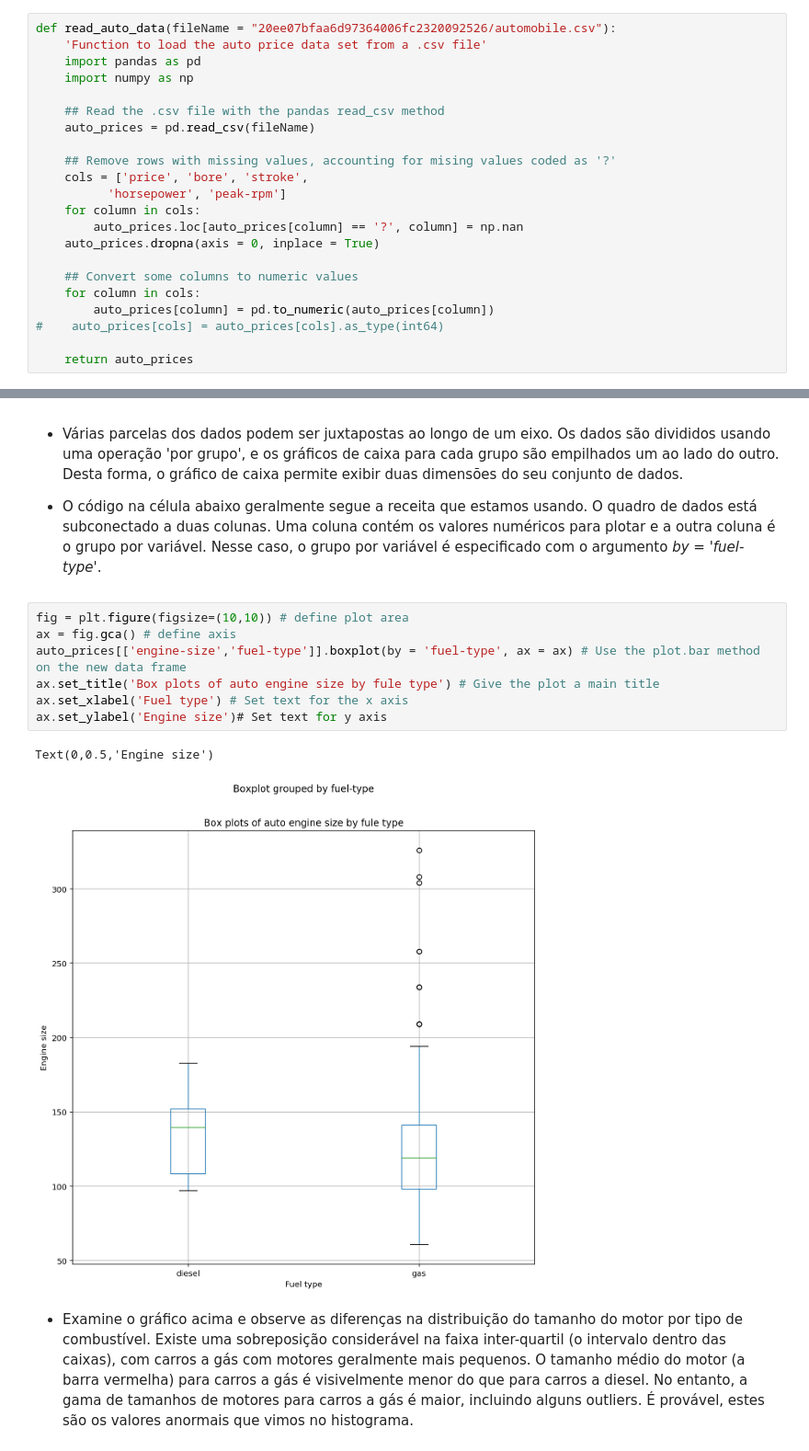
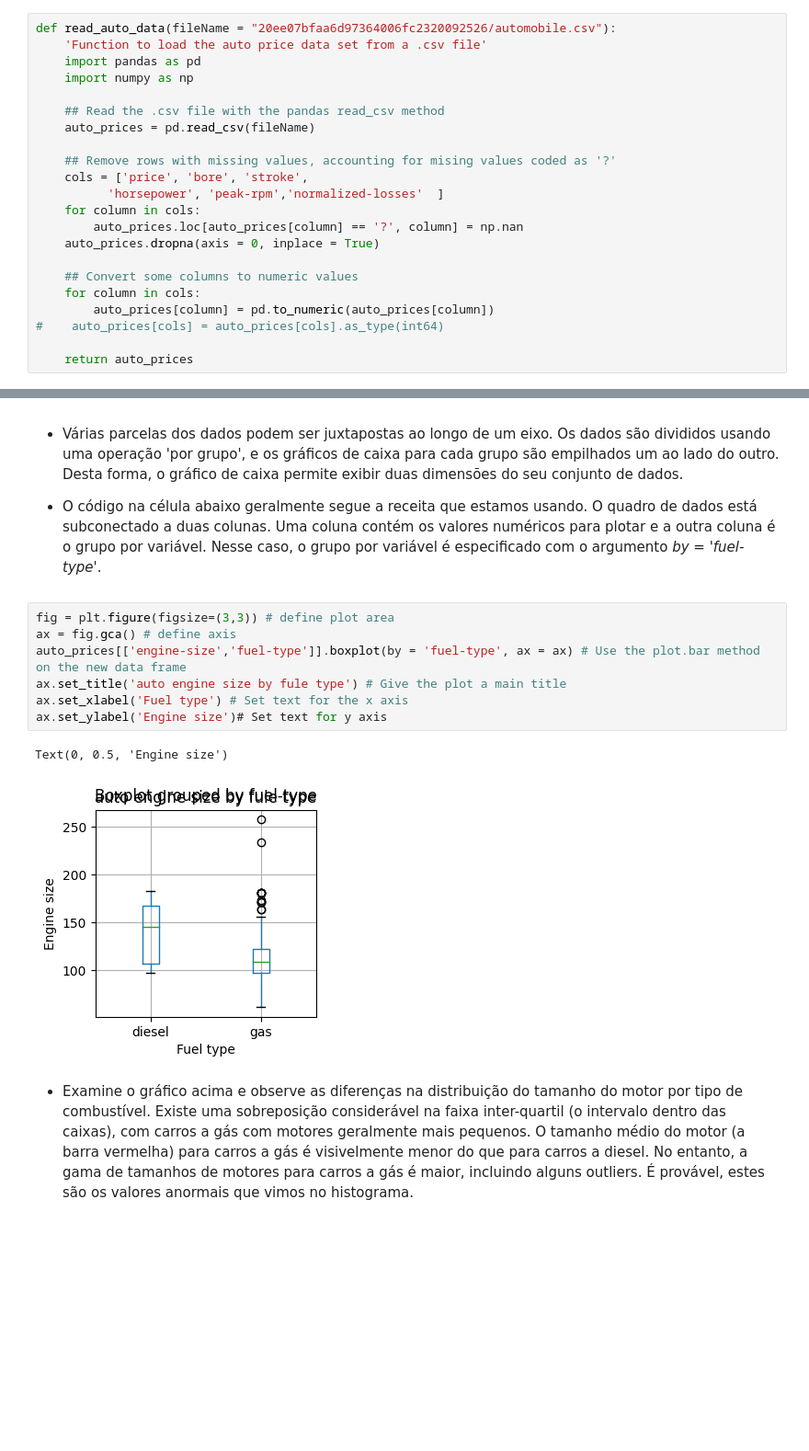
Before and after one commit to neylemkeunesp/CienciadosDados2024, a Jupyter notebook: Aula13/Aula13.ipynb, the cells around one changed output, grey strips where cells are left out. Shown at 92% size. Saved outputs shown, nothing was run; the diff lists cells and outputs as text; blank space fills up the shorter version.

```diff
--- a/Aula13/Aula13.ipynb
+++ b/Aula13/Aula13.ipynb
@@ -13,7 +13,7 @@ def read_auto_data(fileName = "20ee07bfaa6d97364006fc2320092526/automobile.csv")
 
     ## Remove rows with missing values, accounting for mising values coded as '?'
     cols = ['price', 'bore', 'stroke',
-          'horsepower', 'peak-rpm']
+          'horsepower', 'peak-rpm','normalized-losses'	]
     for column in cols:
         auto_prices.loc[auto_prices[column] == '?', column] = np.nan
     auto_prices.dropna(axis = 0, inplace = True)
@@ -79,15 +79,15 @@ Text(0,0.5,'Number of autos')
 
 - O código na célula abaixo geralmente segue a receita que estamos usando. O quadro de dados está subconectado a duas colunas. Uma coluna contém os valores numéricos para plotar e a outra coluna é o grupo por variável. Nesse caso, o grupo por variável é especificado com o argumento *by = 'fuel-type'*.
 # %%
-fig = plt.figure(figsize=(10,10)) # define plot area
+fig = plt.figure(figsize=(3,3)) # define plot area
 ax = fig.gca() # define axis
 auto_prices[['engine-size','fuel-type']].boxplot(by = 'fuel-type', ax = ax) # Use the plot.bar method on the new data frame
-ax.set_title('Box plots of auto engine size by fule type') # Give the plot a main title
+ax.set_title('auto engine size by fule type') # Give the plot a main title
 ax.set_xlabel('Fuel type') # Set text for the x axis
 ax.set_ylabel('Engine size')# Set text for y axis
 # %% [output]
-Text(0,0.5,'Engine size')
+Text(0, 0.5, 'Engine size')
-[figure, old version]
+[figure, new version]
 # %% [markdown]
 - Examine o gráfico acima e observe as diferenças na distribuição do tamanho do motor por tipo de combustível. Existe uma sobreposição considerável na faixa inter-quartil (o intervalo dentro das caixas), com carros a gás com motores geralmente mais pequenos. O tamanho médio do motor (a barra vermelha) para carros a gás é visivelmente menor do que para carros a diesel. No entanto, a gama de tamanhos de motores para carros a gás é maior, incluindo alguns outliers. É provável, estes são os valores anormais que vimos no histograma.
 # %% [markdown]
```
Also changed, not shown: parts of 10 cells of this notebook.
